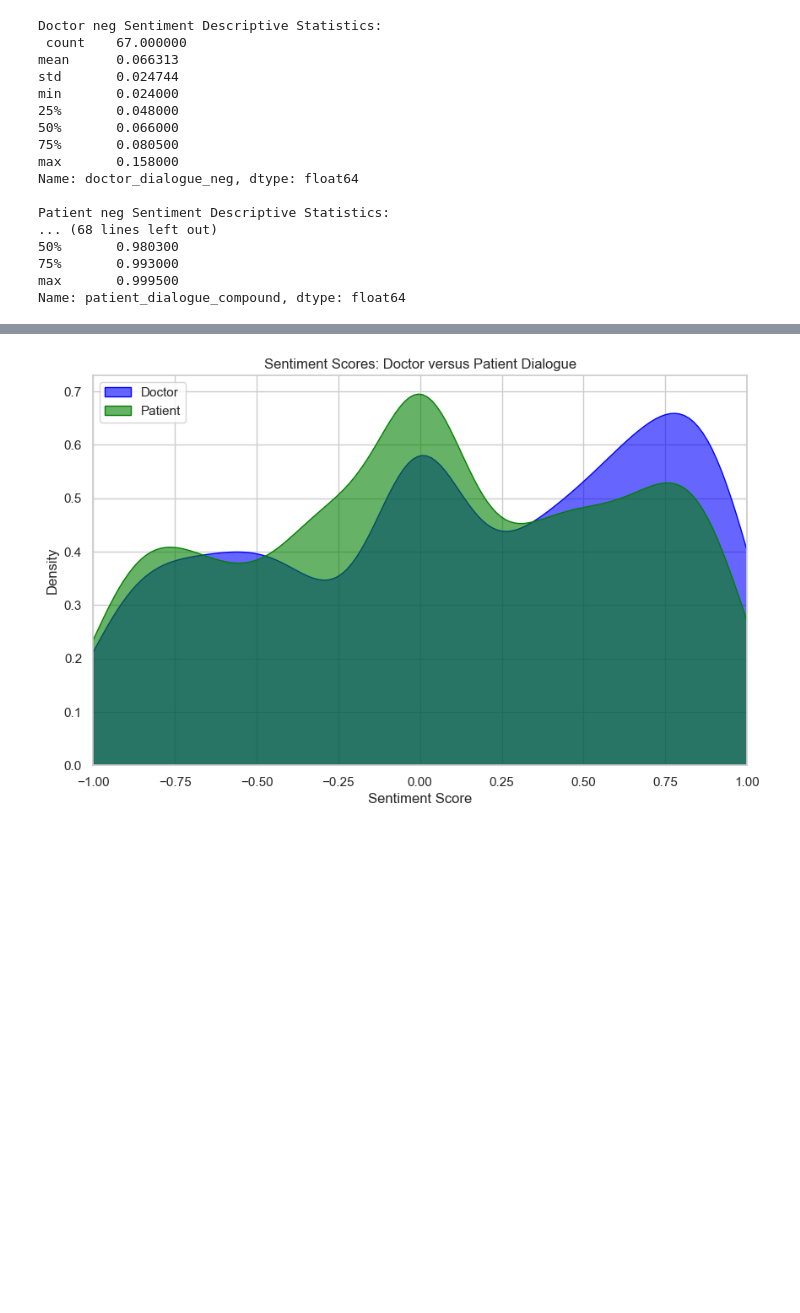
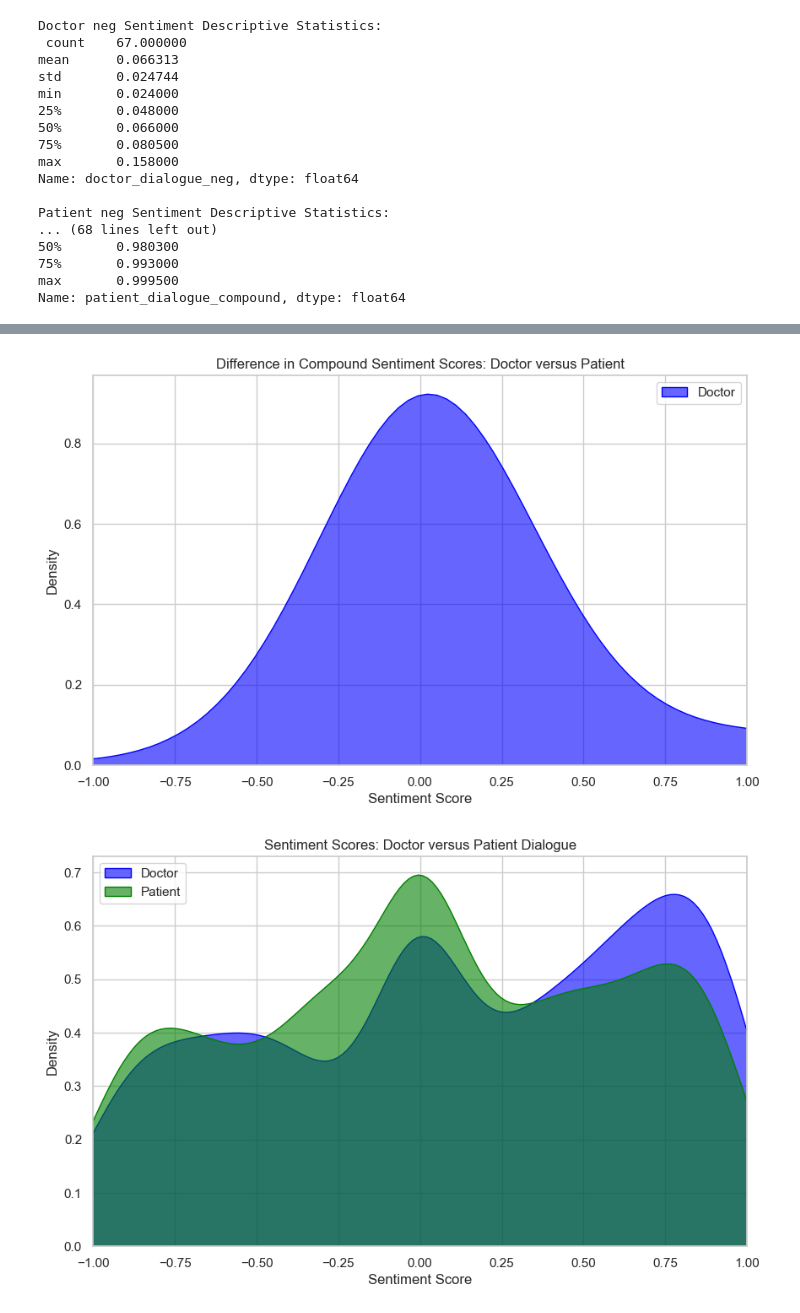
Before and after one commit to jinksoo/BytesBandaids, a Jupyter notebook: sentiment_analysis.ipynb, the cells around one changed output, grey strips where cells are left out. Cells and saved outputs as stored; diff of their text form; code cells hidden in the pictures; blank space fills up the shorter version.

```diff
--- a/sentiment_analysis.ipynb
+++ b/sentiment_analysis.ipynb
@@ -150,3 +212,21 @@ Cohen's d for compound sentiment: 0.146
+# %%
+# Negative difference
+sns.set(style="whitegrid")
+
+plt.figure(figsize=(10, 6))
+sns.kdeplot(df['compound_diff'], fill=True, color='blue', label='Doctor', alpha=0.6)
+# sns.kdeplot(df['patient_dialogue_compound'], fill=True, color='green', label='Patient', alpha=0.6)
+
+# Adding titles, labels, and setting x-axis limits
+plt.title('Difference in Compound Sentiment Scores: Doctor versus Patient')
+plt.xlabel('Sentiment Score')
+plt.ylabel('Density')
+plt.xlim(-1, 1)  # Set x-axis limits to match the range of compound sentiment scores
+plt.legend()
+
+plt.show()
+# %% [output]
+[figure, added]
 # %%
 import matplotlib.pyplot as plt
 import seaborn as sns
```
Also changed, not shown: parts of 6 cells of this notebook, 4 other files.
